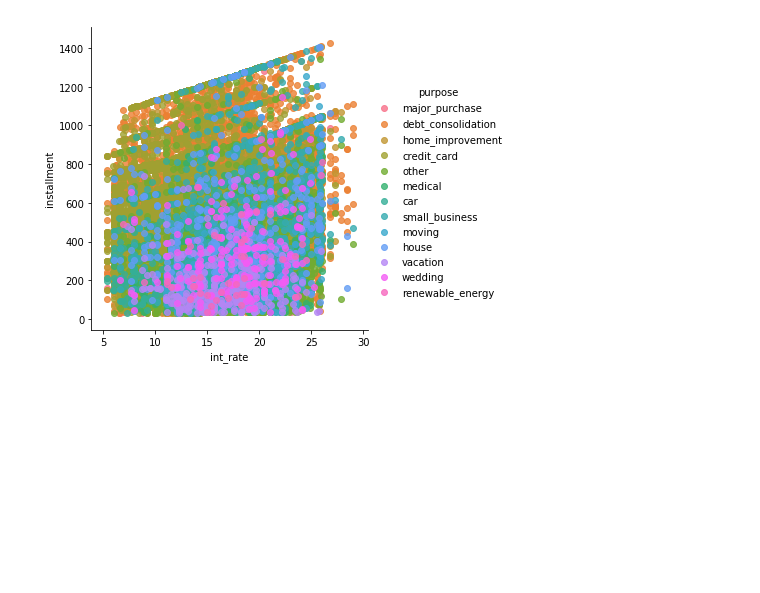
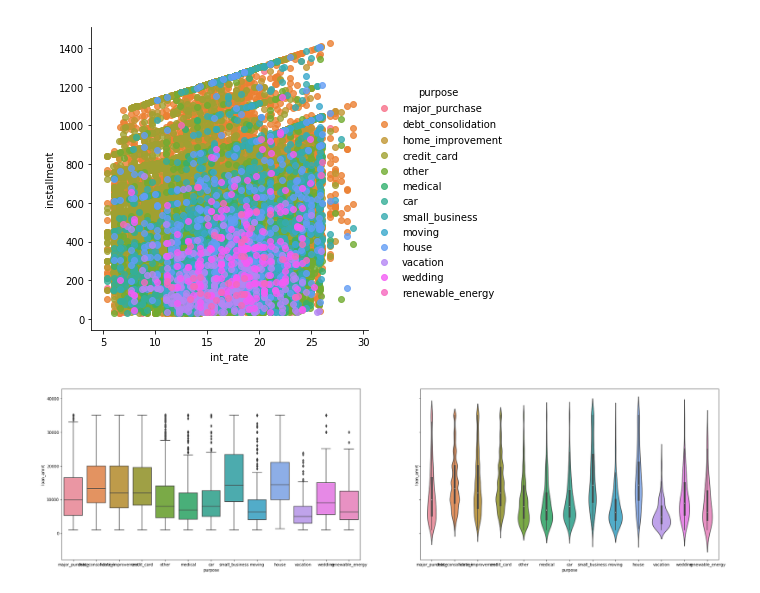
Before and after one commit to nAnna519/python_tasks, a Jupyter notebook: pandas/second/second_task_part_2.ipynb, the cells around one changed output. Saved outputs shown, nothing was run; the diff lists cells and outputs as text; code cells hidden in the pictures; blank space fills up the shorter version.

```diff
--- a/pandas/second/second_task_part_2.ipynb
+++ b/pandas/second/second_task_part_2.ipynb
@@ -57,0 +71,8 @@ sns.lmplot('int_rate', 'installment', data=data, hue='purpose', fit_reg=False);
+# %%
+_, axes = plt.subplots(1, 2, sharey=True, figsize=(30, 8))
+sns.boxplot(x='purpose', y='loan_amnt',
+            data=data, ax=axes[0]);
+sns.violinplot(x='purpose', y='loan_amnt',
+               data=data, ax=axes[1]);
+# %% [output]
+[figure, added]
```
Also changed, not shown: parts of 1 cell of this notebook, 1 other file.
